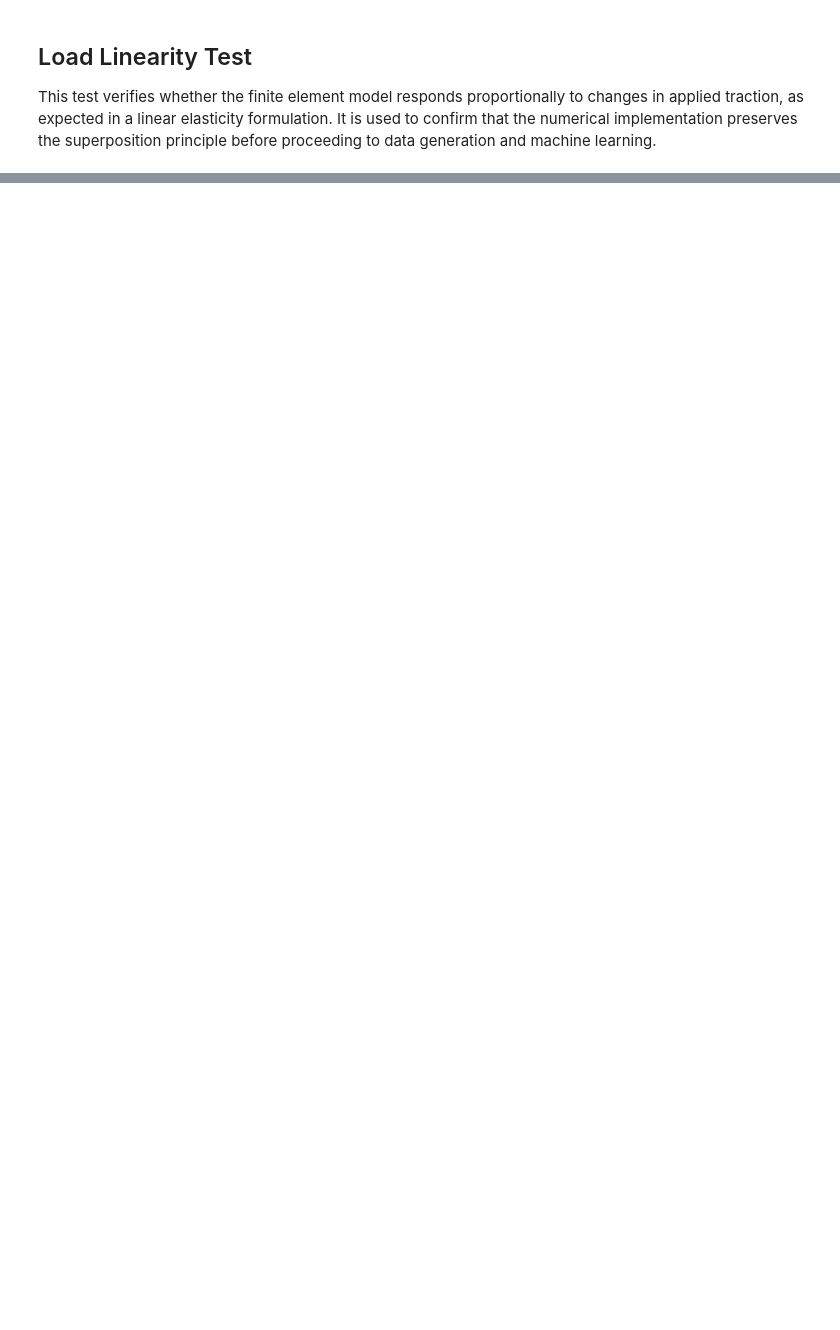
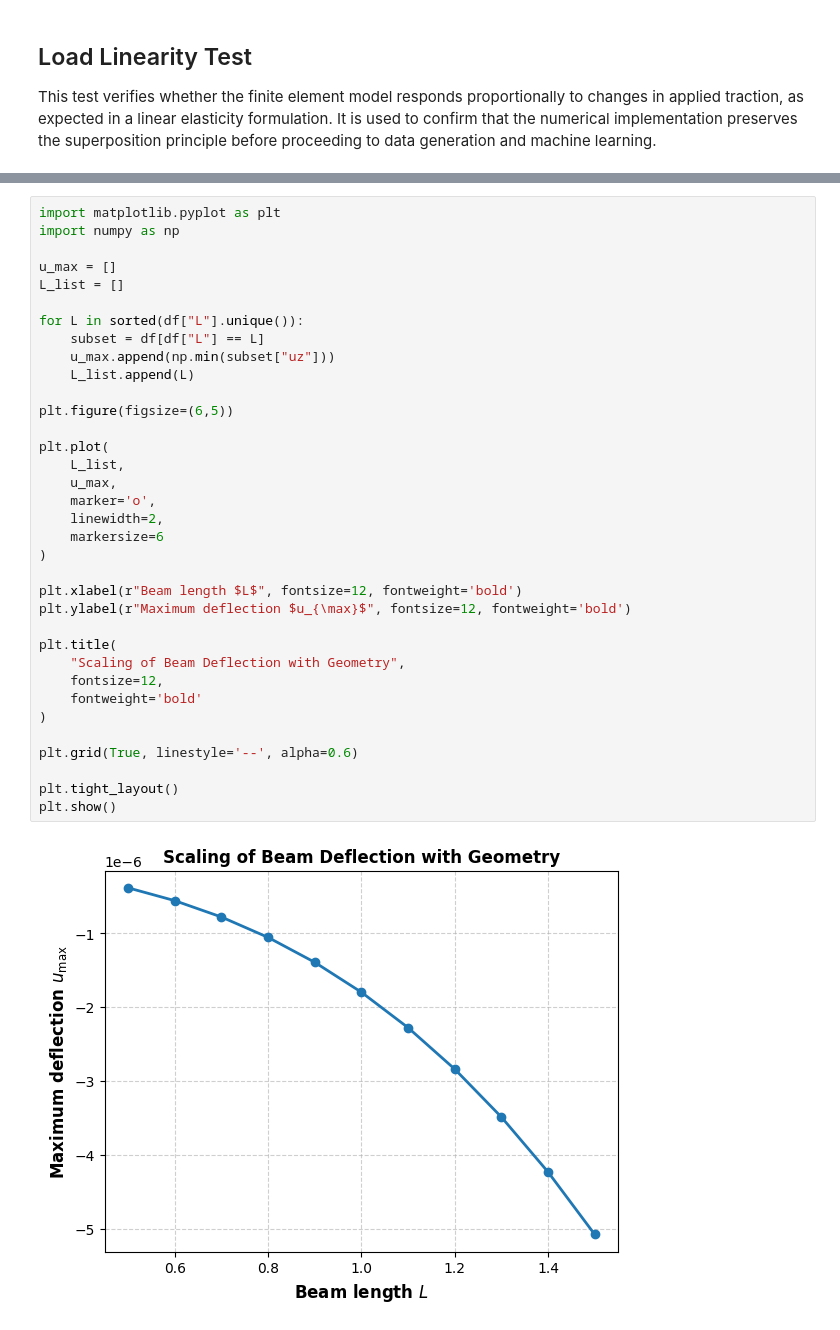
Before and after one commit to adnan-math/beam_fem_ml, a Jupyter notebook: fem_validation.ipynb, the cells around one changed output, grey strips where cells are left out. Cells and saved outputs as stored; diff of their text form; blank space fills up the shorter version.

```diff
--- a/fem_validation.ipynb
+++ b/fem_validation.ipynb
@@ -230,0 +271,37 @@ Final dataset shape: (1100, 3)
+# %%
+import matplotlib.pyplot as plt
+import numpy as np
+
+u_max = []
+L_list = []
+
+for L in sorted(df["L"].unique()):
+    subset = df[df["L"] == L]
+    u_max.append(np.min(subset["uz"]))
+    L_list.append(L)
+
+plt.figure(figsize=(6,5))
+
+plt.plot(
+    L_list,
+    u_max,
+    marker='o',
+    linewidth=2,
+    markersize=6
+)
+
+plt.xlabel(r"Beam length $L$", fontsize=12, fontweight='bold')
+plt.ylabel(r"Maximum deflection $u_{\max}$", fontsize=12, fontweight='bold')
+
+plt.title(
+    "Scaling of Beam Deflection with Geometry",
+    fontsize=12,
+    fontweight='bold'
+)
+
+plt.grid(True, linestyle='--', alpha=0.6)
+
+plt.tight_layout()
+plt.show()
+# %% [output]
+[figure, added]
```
Also changed, not shown: parts of 8 cells of this notebook.
